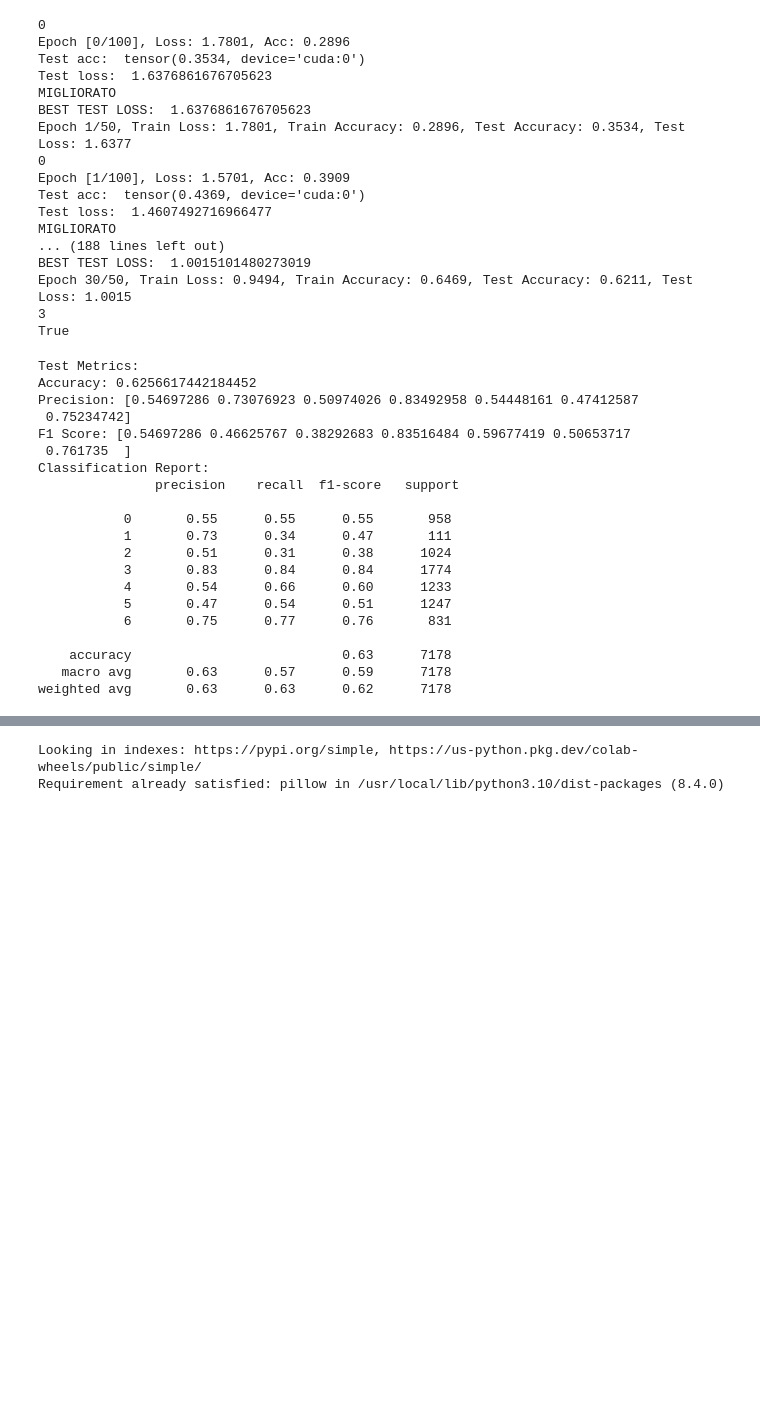
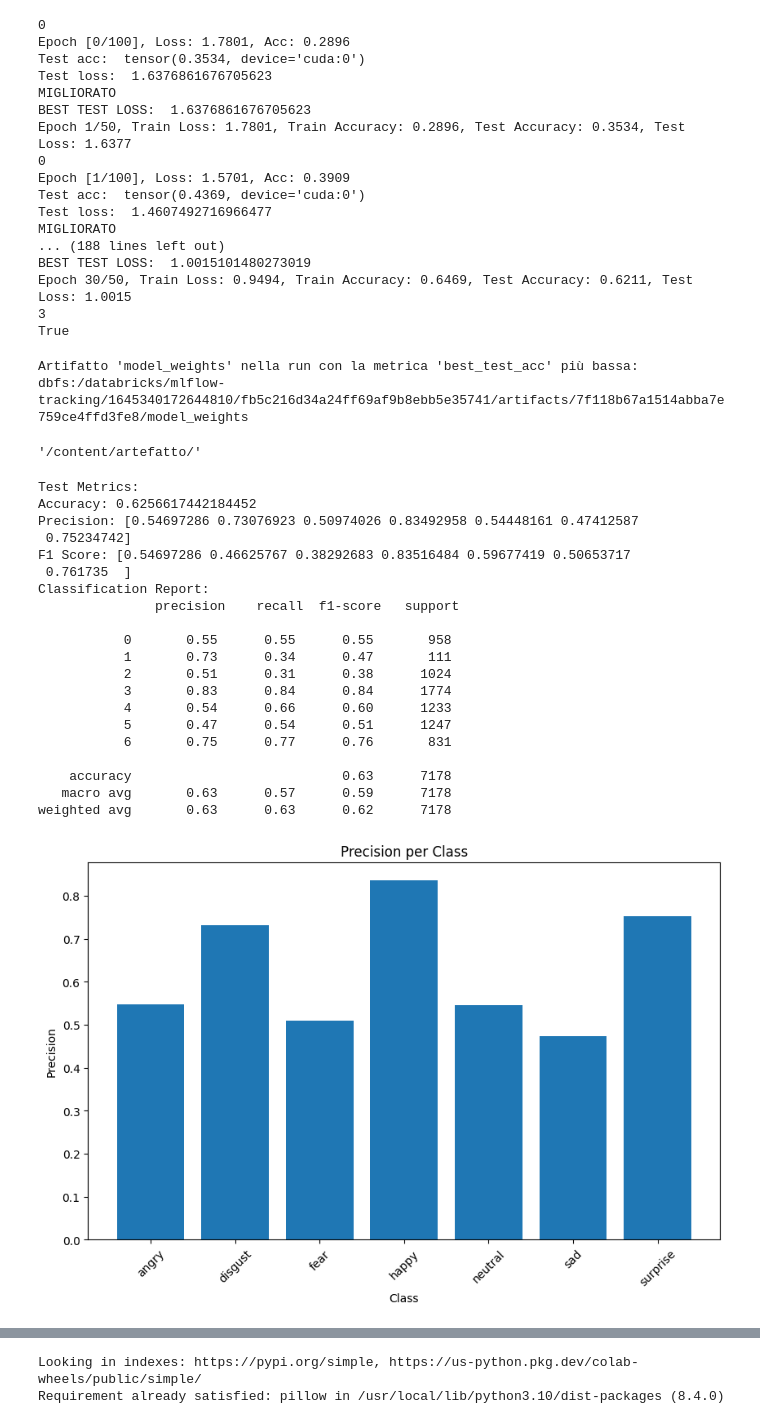
Before and after one commit to GerardoFesta/3DFER_SE4AI, a Jupyter notebook: models/2DModels/2DCnn.ipynb, the cells around one changed output, grey strips where cells are left out. Saved outputs shown, nothing was run; the diff lists cells and outputs as text; code cells hidden in the pictures; blank space fills up the shorter version.

Commit message:
stampa metriche

```diff
--- a/models/2DModels/2DCnn.ipynb
+++ b/models/2DModels/2DCnn.ipynb
@@ -313,11 +311,39 @@ BEST TEST LOSS:  1.0015101480273019
 Epoch 30/50, Train Loss: 0.9494, Train Accuracy: 0.6469, Test Accuracy: 0.6211, Test Loss: 1.0015
 3
 True
+# %%
+def get_artifact_with_lowest_metric(experiment_id, metric_name, artifact_name):
+    runs = mlflow.search_runs(experiment_ids=[experiment_id]).sort_values(f"{metric_name}")
+    lowest_metric_run = runs.iloc[0]
+
+    run_id = lowest_metric_run.run_id
+    artifact_uri = mlflow.get_artifact_uri(run_id)
+
+    artifact_path = f"{artifact_uri}/{artifact_name}"
+    return run_id, artifact_path
+
+# Specifica l'ID del tuo esperimento e i nomi delle metrica e dell'artefatto
+experiment_id = '1645340172644810'
+metric_name = 'metrics.best_test_loss'
+artifact_name = 'model_weights'
+
+run_id, artifact_path = get_artifact_with_lowest_metric(experiment_id, metric_name, artifact_name)
+
+print("Artifatto 'model_weights' nella run con la metrica 'best_test_acc' più bassa:")
+print(artifact_path)
+# %% [output]
+Artifatto 'model_weights' nella run con la metrica 'best_test_acc' più bassa:
+dbfs:/databricks/mlflow-tracking/1645340172644810/fb5c216d34a24ff69af9b8ebb5e35741/artifacts/7f118b67a1514abba7e759ce4ffd3fe8/model_weights
+# %%
+mlflow.artifacts.download_artifacts(run_id=run_id, dst_path="/content/artefatto")
+# %% [output]
+'/content/artefatto/'
 # %%
-from sklearn.metrics import accuracy_score, precision_score, f1_score, roc_auc_score, classification_report
+from sklearn.metrics import accuracy_score, precision_score, recall_score, f1_score, roc_auc_score, classification_report
+import matplotlib.pyplot as plt
 
 model = CNN()
-model.load_state_dict(torch.load("model_weights.pth"))
+model.load_state_dict(torch.load("/content/artefatto/best_model.pt"))
 model.eval()
 model.to(device)
 
@@ -340,34 +366,72 @@ with torch.no_grad():
 
 accuracy = accuracy_score(test_labels, test_predictions)
 precision = precision_score(test_labels, test_predictions, average=None)
+recall = recall_score(test_labels, test_predictions, average=None)
 f1 = f1_score(test_labels, test_predictions, average=None)
 #auc_roc = roc_auc_score(test_labels, test_predictions, multi_class='ovr')
 classification_rep = classification_report(test_labels, test_predictions)
 
 print("Test Metrics:")
 print("Accuracy:", accuracy)
 print("Precision:", precision)
 print("F1 Score:", f1)
 #print("AUC-ROC:", auc_roc)
 print("Classification Report:\n", classification_rep)
+
+# Lista delle etichette delle classi
+#class_labels = ['Class 0', 'Class 1', 'Class 2', 'Class 3', 'Class 4', 'Class 5', 'Class 6']
+class_labels=[9,9,9,9,9,9,9]
+for label in ["angry", "disgust", "fear", "happy", "neutral", "sad", "surprise"]:
+  class_labels[train_dataset.class_to_idx[label]]=label
+
+
+
+
+# Crea il grafico a barre per la precisione
+plt.figure(figsize=(10, 6))
+plt.bar(class_labels, precision)
+plt.title('Precision per Class')
+plt.xlabel('Class')
+plt.ylabel('Precision')
+plt.xticks(rotation=45)
+plt.show()
+
+# Crea il grafico a barre per il recall
+plt.figure(figsize=(10, 6))
+plt.bar(class_labels, recall)
+plt.title('Recall per Class')
+plt.xlabel('Class')
+plt.ylabel('Recall')
+plt.xticks(rotation=45)
+plt.show()
+
+# Crea il grafico a barre per l'F1-score
+plt.figure(figsize=(10, 6))
+plt.bar(class_labels, f1)
+plt.title('F1 Score per Class')
+plt.xlabel('Class')
+plt.ylabel('F1 Score')
+plt.xticks(rotation=45)
+plt.show()
 # %% [output]
 Test Metrics:
 Accuracy: 0.6256617442184452
 Precision: [0.54697286 0.73076923 0.50974026 0.83492958 0.54448161 0.47412587
  0.75234742]
 F1 Score: [0.54697286 0.46625767 0.38292683 0.83516484 0.59677419 0.50653717
  0.761735  ]
 Classification Report:
                precision    recall  f1-score   support
 
            0       0.55      0.55      0.55       958
            1       0.73      0.34      0.47       111
            2       0.51      0.31      0.38      1024
            3       0.83      0.84      0.84      1774
            4       0.54      0.66      0.60      1233
            5       0.47      0.54      0.51      1247
            6       0.75      0.77      0.76       831
 
     accuracy                           0.63      7178
    macro avg       0.63      0.57      0.59      7178
 weighted avg       0.63      0.63      0.62      7178
+[figure, added]
```
Also changed, not shown: parts of 4 cells of this notebook.
